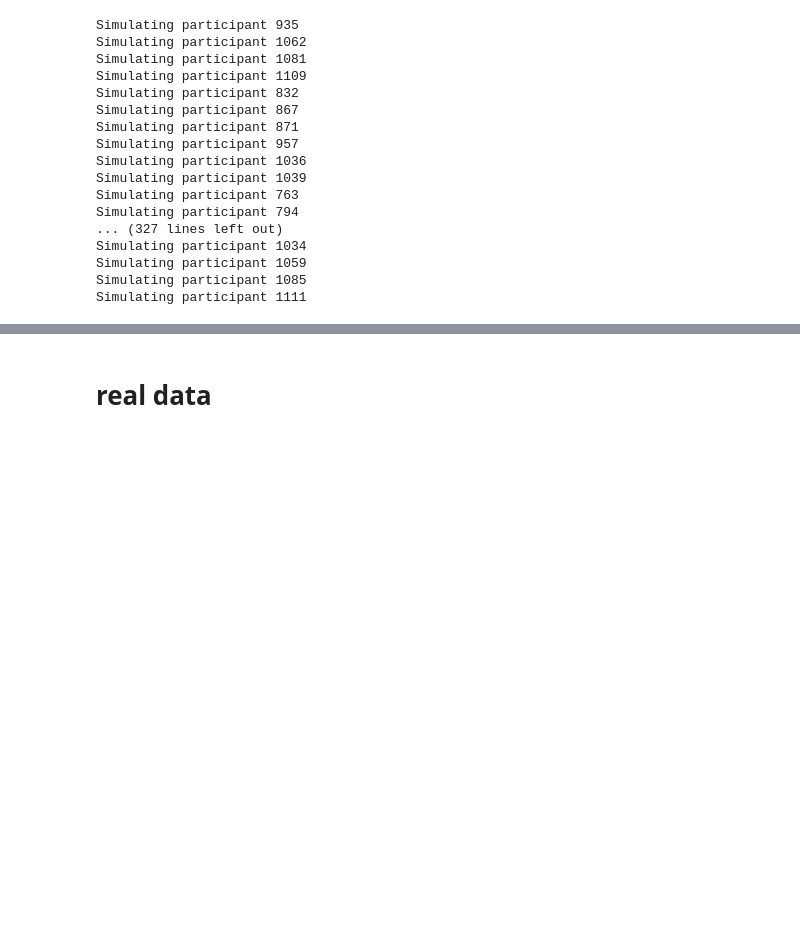
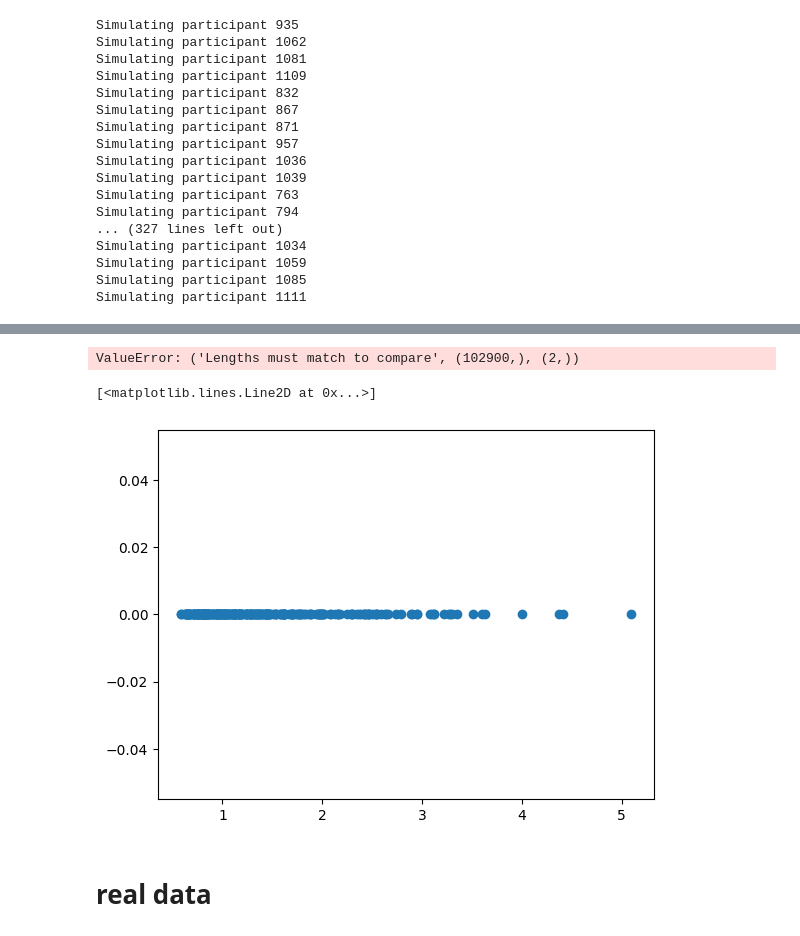
Before and after one commit to jjjj17/HSSM-fitting, a Jupyter notebook: hssm_sim.ipynb, the cells around one changed output, grey strips where cells are left out. Drawn from its saved outputs; the diff is of its cells as text; code cells hidden in the pictures; blank space fills up the shorter version.

```diff
--- a/hssm_sim.ipynb
+++ b/hssm_sim.ipynb
@@ -125,3 +163,12 @@ combined
+# %%
+plot_quants(['1111', '999'], combined)
+# %% [output]
+ValueError: ('Lengths must match to compare', (102900,), (2,))
+# %%
+plt.plot(p_1111['rt'], np.zeros_like(p_1111['rt']), 'o')
+# %% [output]
+[<matplotlib.lines.Line2D at 0x...>]
+[figure, added]
 # %% [markdown]
 # real data
 # %%
```
Also changed, not shown: parts of 29 cells of this notebook, 5 other files.
